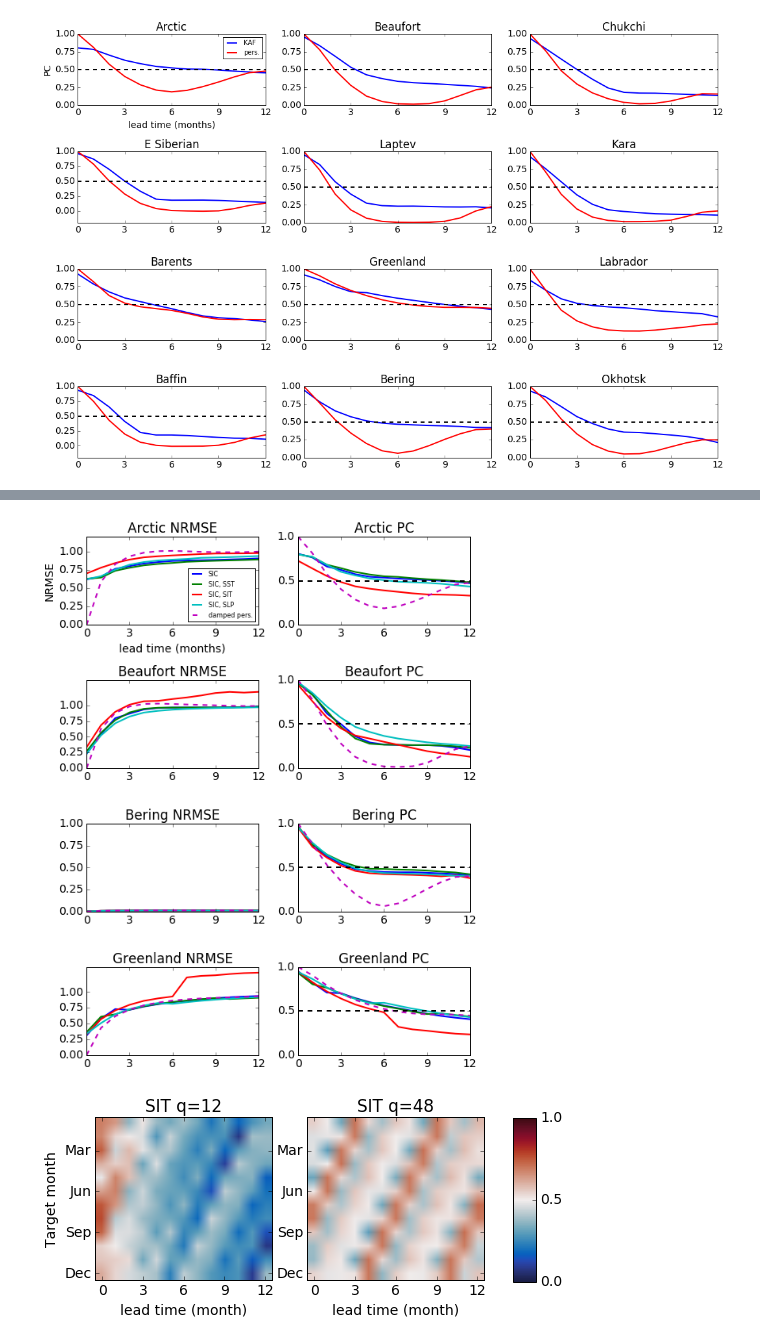
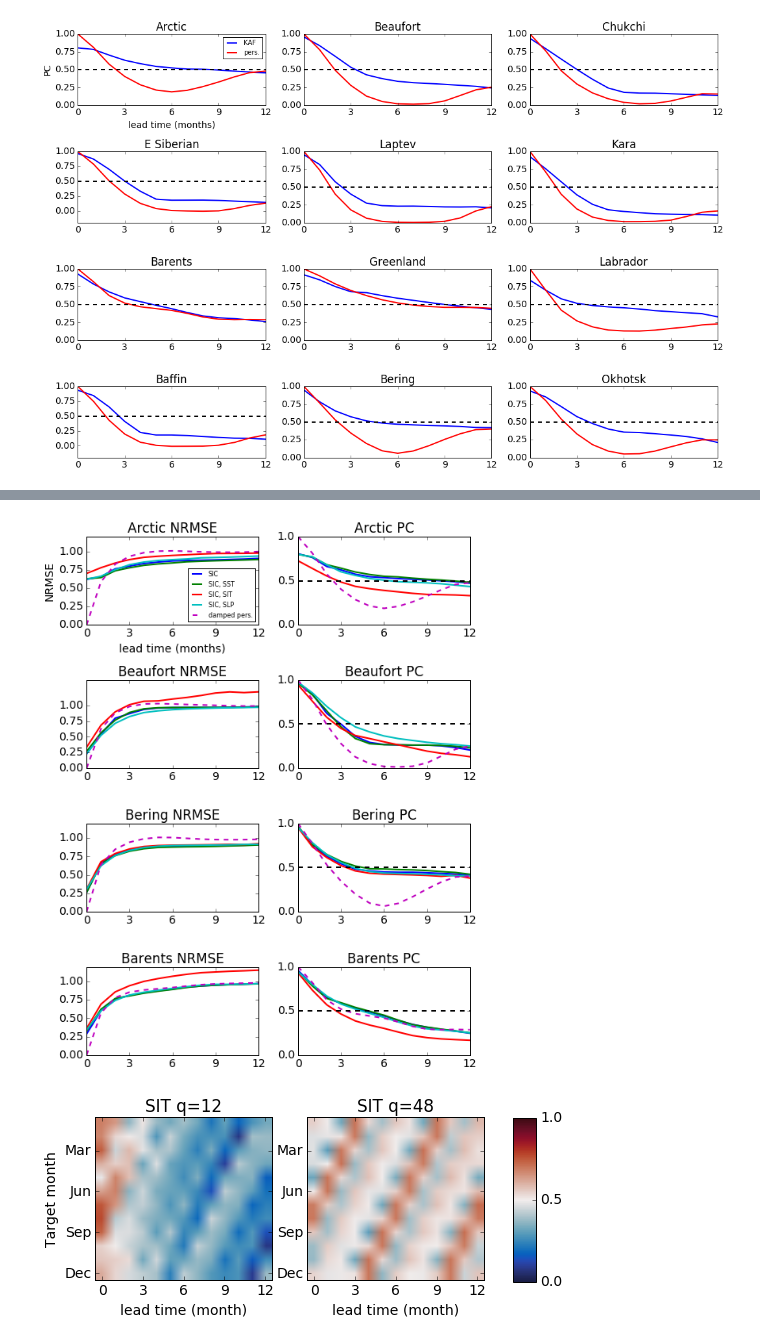
Before and after one commit to darincomeau/KAF_ASIA, a Jupyter notebook: make_figures_revision.ipynb, the cells around one changed output, grey strips where cells are left out. Saved outputs shown, nothing was run; the diff lists cells and outputs as text; code cells hidden in the pictures.

```diff
--- a/make_figures_revision.ipynb
+++ b/make_figures_revision.ipynb
@@ -1306,7 +1326,8 @@ region = []
 region.append('Arctic')
 region.append('Beaufort')
 region.append('Bering')
-region.append('Greenland')
+# region.append('Greenland')
+region.append('Barents')
 varUsed = []
 varUsed.append('SIC')
 varUsed.append('SIC_SST')
@@ -1470,7 +1491,7 @@ plt.yticks([0, 0.25, 0.5, 0.75, 1])
 # plt.ylabel(r'km$^2$')
 plt.ylabel('NRMSE')
 plt.legend(loc='lower right', prop={'size': 8})
-plt.title('Arctic NRMSE')
+plt.title(region[0] + ' NRMSE')
 
 plt.subplot(4, 2, 2)
 plt.plot(tt, pred_var_pc[0, 0, :], label='SIC')
@@ -1481,7 +1502,7 @@ plt.plot(tt, pred_var_pcP[0, :], '--', label='damped pers.')
 plt.plot(tt, thresh, 'k--')
 plt.xticks([0, 3, 6, 9, 12])
 plt.yticks([0, 0.5, 1])
-plt.title('Arctic PC')
+plt.title(region[0] + ' PC')
 
 plt.subplot(4, 2, 3)
 plt.plot(tt, pred_var_rms[1, 0, :], label='SIC')
@@ -1491,7 +1512,7 @@ plt.plot(tt, pred_var_rms[1, 3, :], label='SIC, SLP')
 plt.plot(tt, pred_var_rmsP[1, :], '--', label='damped pers.')
 plt.xticks([0, 3, 6, 9, 12])
 plt.yticks([0, 0.25, 0.5, 0.75, 1])
-plt.title('Beaufort NRMSE')
+plt.title(region[1] + ' NRMSE')
 
 plt.subplot(4, 2, 4)
 plt.plot(tt, pred_var_pc[1, 0, :], label='SIC')
@@ -1502,7 +1523,7 @@ plt.plot(tt, pred_var_pcP[1, :], '--', label='damped pers.')
 plt.plot(tt, thresh, 'k--')
 plt.xticks([0, 3, 6, 9, 12])
 plt.yticks([0, 0.5, 1])
-plt.title('Beaufort PC')
+plt.title(region[1] + ' PC')
 
 plt.subplot(4, 2, 5)
 plt.plot(tt, pred_var_rms[2, 0, :], label='SIC')
@@ -1512,7 +1533,7 @@ plt.plot(tt, pred_var_rms[2, 3, :], label='SIC, SLP')
 plt.plot(tt, pred_var_rmsP[2, :], '--', label='damped pers.')
 plt.xticks([0, 3, 6, 9, 12])
 plt.yticks([0, 0.25, 0.5, 0.75, 1])
-plt.title('Bering NRMSE')
+plt.title(region[2] + ' NRMSE')
 
 plt.subplot(4, 2, 6)
 plt.plot(tt, pred_var_pc[2, 0, :], label='SIC')
@@ -1521,37 +1542,37 @@ plt.plot(tt, pred_var_pc[2, 2, :], label='SIC, SIT')
 plt.plot(tt, pred_var_pc[2, 3, :], label='SIC, SLP')
 plt.plot(tt, pred_var_pcP[2, :], '--', label='damped pers.')
 plt.plot(tt, thresh, 'k--')
 plt.xticks([0, 3, 6, 9, 12])
 plt.yticks([0, 0.5, 1])
-plt.title('Bering PC')
+plt.title(region[2] + ' PC')
 
 plt.subplot(4, 2, 7)
 plt.plot(tt, pred_var_rms[3, 0, :], label='SIC')
 plt.plot(tt, pred_var_rms[3, 1, :], label='SIC, SST')
 plt.plot(tt, pred_var_rms[3, 2, :], label='SIC, SIT')
 plt.plot(tt, pred_var_rms[3, 3, :], label='SIC, SLP')
 plt.plot(tt, pred_var_rmsP[3, :], '--', label='damped pers.')
 plt.xticks([0, 3, 6, 9, 12])
 plt.yticks([0, 0.25, 0.5, 0.75, 1])
-plt.title('Greenland NRMSE')
+plt.title(region[3] + ' NRMSE')
 
 plt.subplot(4, 2, 8)
 plt.plot(tt, pred_var_pc[3, 0, :], label='SIC')
 plt.plot(tt, pred_var_pc[3, 1, :], label='SIC, SST')
 plt.plot(tt, pred_var_pc[3, 2, :], label='SIC, SIT')
 plt.plot(tt, pred_var_pc[3, 3, :], label='SIC, SLP')
 plt.plot(tt, pred_var_pcP[3, :], '--', label='damped pers.')
 plt.plot(tt, thresh, 'k--')
 plt.xticks([0, 3, 6, 9, 12])
 plt.yticks([0, 0.5, 1])
-plt.title('Greenland PC')
+plt.title(region[3] + ' PC')
 
 fig.set_figheight(10)
 fig.set_figwidth(8)
 plt.tight_layout()
 plt.savefig(SAVE_DIR + 'Fig10.eps', format='eps', dpi=1200)
 # %% [output]
-[figure, old version]
+[figure, new version]
 # %%
 """ Figure 11 """
 region = 'Arctic'
```
Also changed, not shown: parts of 7 cells of this notebook, 7 other files.
